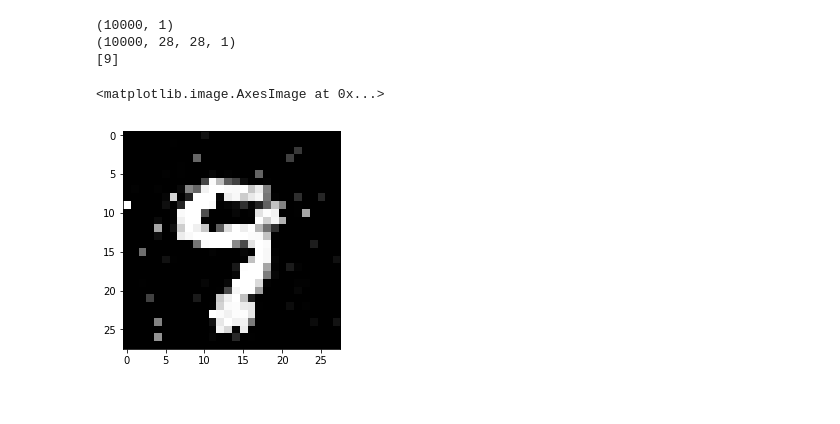
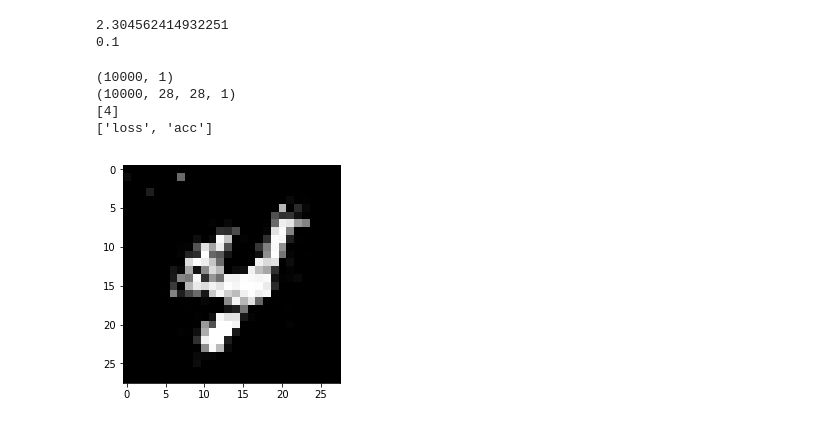
Before and after one commit to TrebleStick/CompVis, a Jupyter notebook: CW2/Q2.ipynb, the cells around one changed output. Saved outputs shown, nothing was run; the diff lists cells and outputs as text; code cells hidden in the pictures.

```diff
--- a/CW2/Q2.ipynb
+++ b/CW2/Q2.ipynb
@@ -30,8 +32,8 @@ def trainClassif():
     # model.add(Conv2D(5, kernel_size=3, activation='relu', input_shape=(28,28,1)))
     model.add(Conv2D(64, kernel_size=3, activation='relu', input_shape=(28,28,1)))
     model.add(MaxPooling2D(pool_size=(4, 4)))
-    # model.add(Conv2D(32, kernel_size=3, activation='relu'))
-    # model.add(MaxPooling2D(pool_size=(2, 2)))
+    model.add(Conv2D(32, kernel_size=3, activation='relu'))
+    model.add(MaxPooling2D(pool_size=(2, 2)))
     model.add(Flatten())
     model.add(Dense(10, activation='softmax'))
 
@@ -39,7 +41,7 @@ def trainClassif():
 
     # model.summary()
 
-    model.fit(X_train, y_train, validation_data=(X_test, y_test), epochs=3)
+    model.fit(X_train, y_train, validation_data=(X_test, y_test), epochs=4)
     return model
 # %%
 classif = trainClassif()
@@ -264,12 +277,20 @@ gen_images, gen_labels = cgan.generate_images(1000)
+# %%
+print(loss)
+print(acc)
+# %% [output]
+2.304562414932251
+0.1
 # %%
-# print(gen_labels.shape)
-# print(gen_images.shape)
+print(gen_labels.shape)
+print(gen_images.shape)
 
-# print(gen_labels[89])
-# plt.imshow(gen_images[89,:,:, 0], cmap='gray')
+print(gen_labels[5004])
+plt.imshow(gen_images[5004,:,:, 0], cmap='gray')
+
+print(classif.metrics_names)
 # %% [output]
 (10000, 1)
 (10000, 28, 28, 1)
-[9]
+[4]
+['loss', 'acc']
-<matplotlib.image.AxesImage at 0x...>
-[figure, old version]
+[figure, new version]
```
Also changed, not shown: parts of 7 cells of this notebook.
